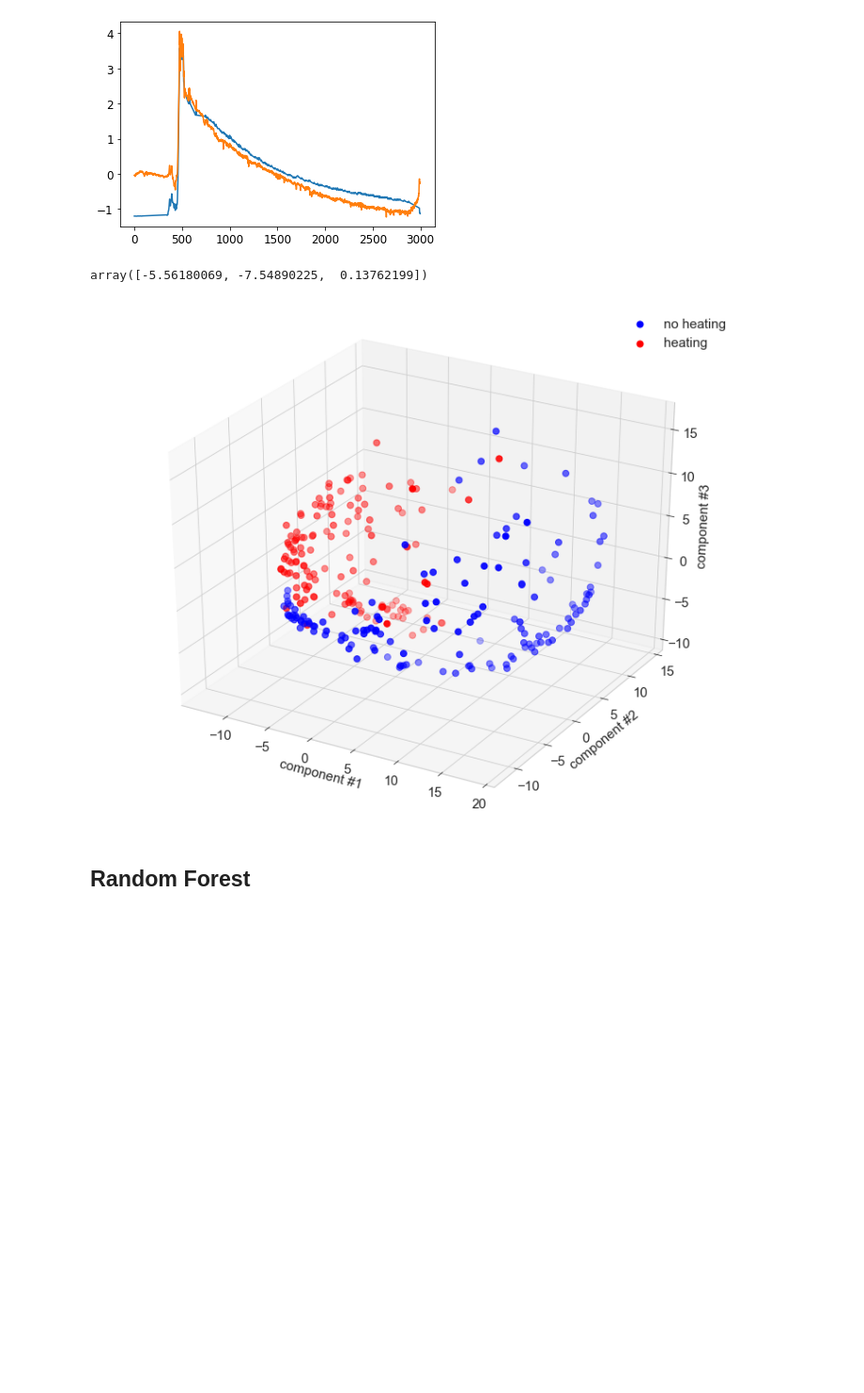
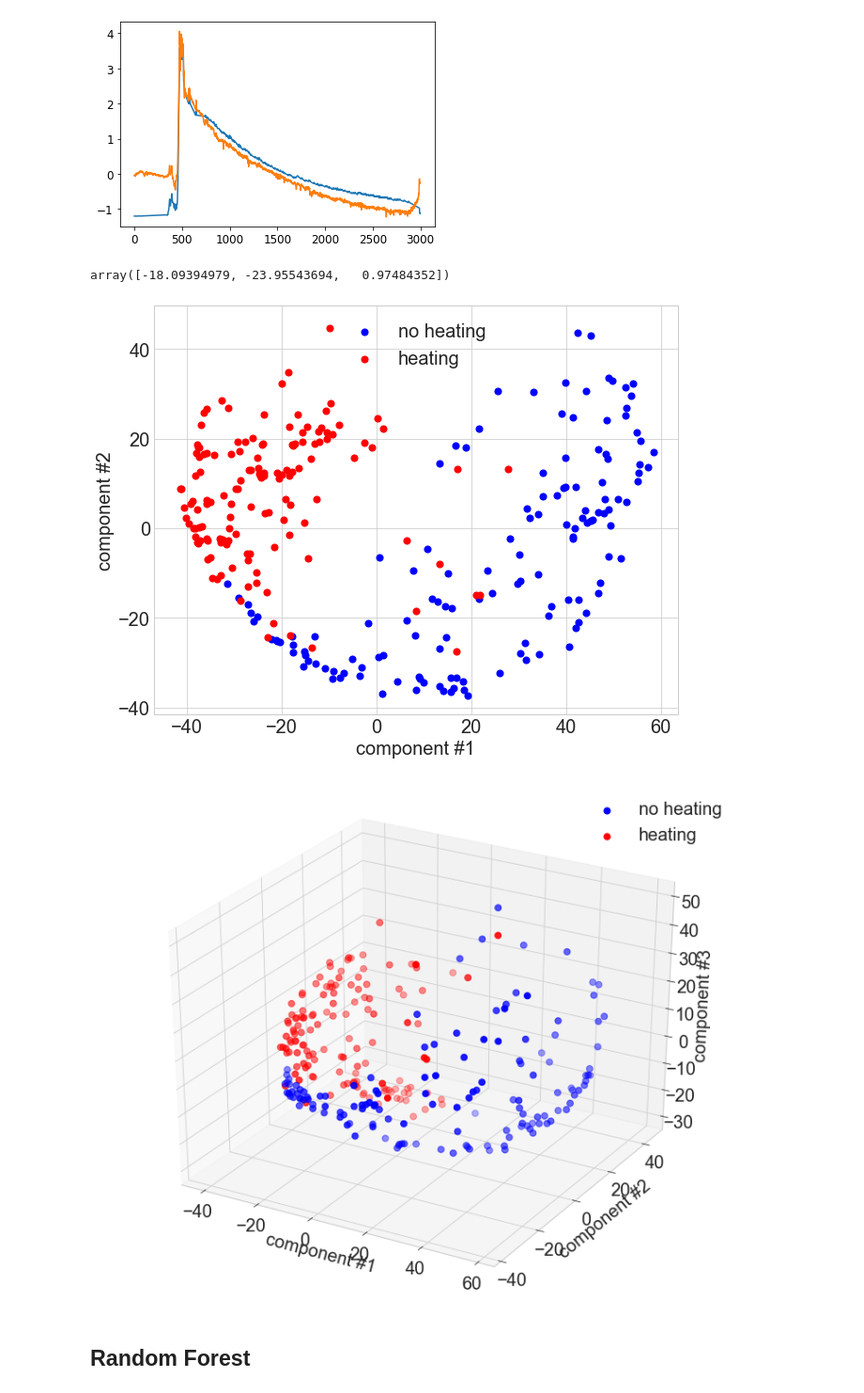
Before and after one commit to francescogiordano94/vacuum_gauge, a Jupyter notebook: VacuumGauge_main.ipynb, the cells around one changed output. Shown at 94% size. Saved outputs shown, nothing was run; the diff lists cells and outputs as text; code cells hidden in the pictures; blank space fills up the shorter version.

```diff
--- a/VacuumGauge_main.ipynb
+++ b/VacuumGauge_main.ipynb
@@ -155,42 +180,61 @@ plt.show()
 # %% [output]
 [figure]
 # %%
+preprocess = Prepocess()
 scaler = RowScaler('Standard')
 
 pca = PCA(n_components=3)
 
-X_pca = pca.fit_transform(scaler.fit_transform(b.numpy()))
+
+X_pca = pca.fit_transform(scaler.fit_transform(preprocess.fit_transform(X)))
+X_pca = pca.fit_transform(scaler.fit_transform(X))
 X_pca[1]
 # %% [output]
-array([-5.56180069, -7.54890225,  0.13762199])
+array([-18.09394979, -23.95543694,   0.97484352])
 # %%
 %matplotlib inline
 from mpl_toolkits.mplot3d import Axes3D
 fontsize=15
 
 ok = X_pca[y==0]
 delta = X_pca[y ==1]
+
+
+plt.style.use('seaborn-whitegrid')
+fontsize=20
+
+plt.figure(figsize=(10,8))
+plt.scatter(ok[:,0], ok[:,1], c='b', label='no heating', s=50)
+plt.scatter(delta[:,0], delta[:,1], c='r', label='heating', s=50)
+
+plt.legend(fontsize=fontsize)
+plt.xlabel('component #1', fontsize=fontsize)
+plt.ylabel('component #2', fontsize=fontsize)
+plt.tick_params(axis='both', which='major', labelsize=fontsize)
+plt.grid(True)
+plt.show()
 
 plt.style.use('seaborn-whitegrid')
 fig = plt.figure(figsize=(10,8))
 ax = Axes3D(fig)
 
 ax.scatter(ok[:,0], ok[:,1], ok[:,2], c='b', label='no heating', s=50)
 ax.scatter(delta[:,0], delta[:,1], delta[:,2], c='r', label='heating', s=50)
 
 ax.set_xlabel('component #1', fontsize=fontsize)
 ax.set_ylabel('component #2', fontsize=fontsize)
 ax.set_zlabel('component #3', fontsize=fontsize)
 
 # ax.set_xlim(-25,30)
 # ax.set_ylim(-5,20)
 # ax.set_zlim(-10,7.5)
 plt.gca().patch.set_facecolor('white')
 plt.tick_params(axis='both', which='major', labelsize=fontsize)
 plt.legend(fontsize=fontsize)
 plt.show()
 # %% [output]
-[figure, old version]
+[figure, new version]
+[figure, added]
 # %% [markdown]
 ## Random Forest
 # %%
```
Also changed, not shown: parts of 20 cells of this notebook, 2 other files.
